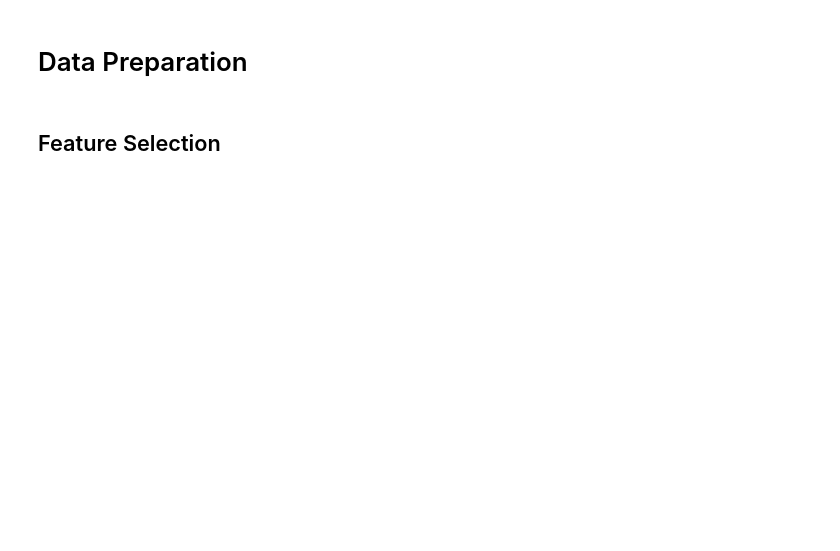
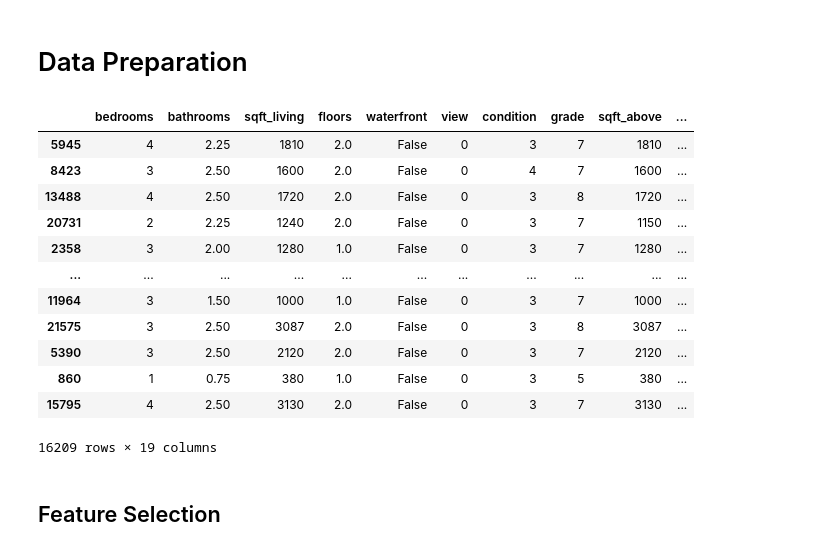
Before and after one commit to GabrielG16/HouseRocket-Pricing, a Jupyter notebook: Modeling.ipynb, the cells around one changed output. Cells and saved outputs as stored; diff of their text form; code cells hidden in the pictures; blank space fills up the shorter version.

```diff
--- a/Modeling.ipynb
+++ b/Modeling.ipynb
@@ -118,6 +113,22 @@ X = df.drop(['zipcode','price','date', 'yr_renovated','yr_built', 'id','long'],
 y = df.price
 # %%
 X_train, X_test, y_train, y_test = train_test_split(X, y, test_size = 0.25, random_state = 42, shuffle = True)
+# %%
+X_train
+# %% [output]
+|  | bedrooms | bathrooms | sqft_living | floors | waterfront | view | condition | grade | sqft_above | ... |
+| 5945 | 4 | 2.25 | 1810 | 2.0 | False | 0 | 3 | 7 | 1810 | ... |
+| 8423 | 3 | 2.50 | 1600 | 2.0 | False | 0 | 4 | 7 | 1600 | ... |
+| 13488 | 4 | 2.50 | 1720 | 2.0 | False | 0 | 3 | 8 | 1720 | ... |
+| 20731 | 2 | 2.25 | 1240 | 2.0 | False | 0 | 3 | 7 | 1150 | ... |
+| 2358 | 3 | 2.00 | 1280 | 1.0 | False | 0 | 3 | 7 | 1280 | ... |
+| ... | ... | ... | ... | ... | ... | ... | ... | ... | ... | ... |
+| 11964 | 3 | 1.50 | 1000 | 1.0 | False | 0 | 3 | 7 | 1000 | ... |
+| 21575 | 3 | 2.50 | 3087 | 2.0 | False | 0 | 3 | 8 | 3087 | ... |
+| 5390 | 3 | 2.50 | 2120 | 2.0 | False | 0 | 3 | 7 | 2120 | ... |
+| 860 | 1 | 0.75 | 380 | 1.0 | False | 0 | 3 | 5 | 380 | ... |
+| 15795 | 4 | 2.50 | 3130 | 2.0 | False | 0 | 3 | 7 | 3130 | ... |
+16209 rows × 19 columns
 # %% [markdown]
 ## Feature Selection
 # %%
```
Also changed, not shown: parts of 32 cells of this notebook.
